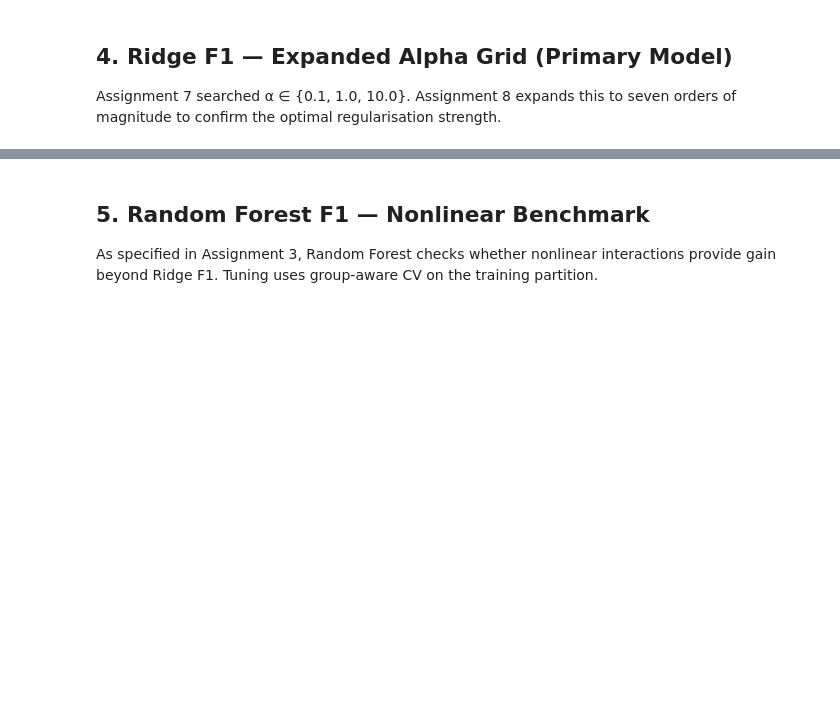
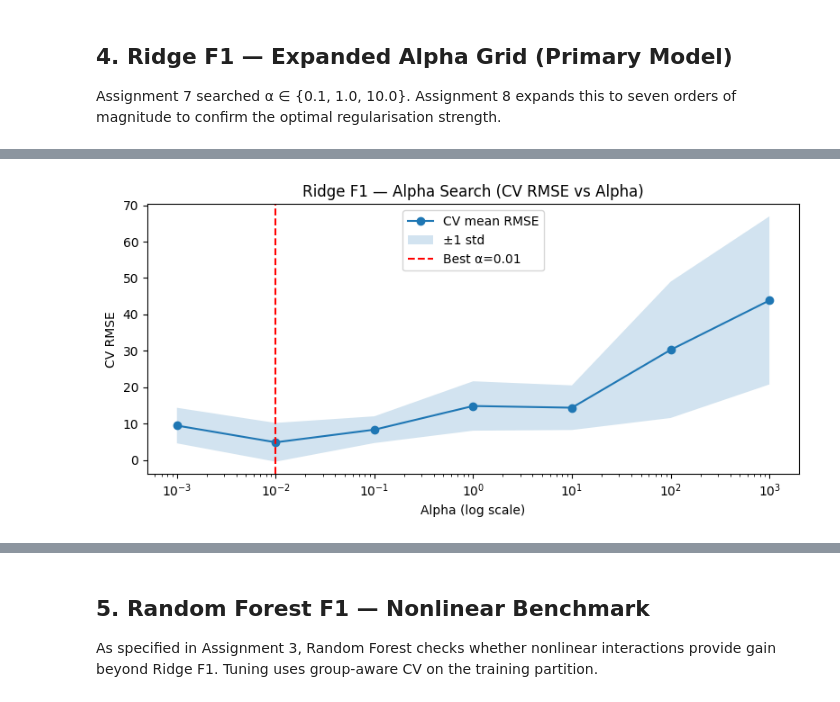
Before and after one commit to PROJ-D-2024/s30687, a Jupyter notebook: assignment8/target_model_optimization.ipynb, the cells around one changed output, grey strips where cells are left out. Cells and saved outputs as stored; diff of their text form; code cells hidden in the pictures; blank space fills up the shorter version.

```diff
--- a/assignment8/target_model_optimization.ipynb
+++ b/assignment8/target_model_optimization.ipynb
@@ -166,3 +193,21 @@ print(ridge_cv_df.to_string(index=False))
+# %%
+fig, ax = plt.subplots(figsize=(8, 4))
+ax.semilogx(ridge_cv_df["alpha"], ridge_cv_df["cv_mean_rmse"], "o-", label="CV mean RMSE")
+ax.fill_between(
+    ridge_cv_df["alpha"],
+    ridge_cv_df["cv_mean_rmse"] - ridge_cv_df["cv_std_rmse"],
+    ridge_cv_df["cv_mean_rmse"] + ridge_cv_df["cv_std_rmse"],
+    alpha=0.2, label="\u00b11 std"
+)
+ax.axvline(best_alpha, color="red", linestyle="--", label=f"Best \u03b1={best_alpha}")
+ax.set_xlabel("Alpha (log scale)")
+ax.set_ylabel("CV RMSE")
+ax.set_title("Ridge F1 \u2014 Alpha Search (CV RMSE vs Alpha)")
+ax.legend()
+plt.tight_layout()
+plt.show()
+# %% [output]
+[figure, added]
 # %%
 # Refit on full training set with best alpha, evaluate on held-out test
 xtr_full, feat_cols = design_matrix(train, train, F1, CAT)
```
Also changed, not shown: parts of 17 cells of this notebook, 13 other files.
